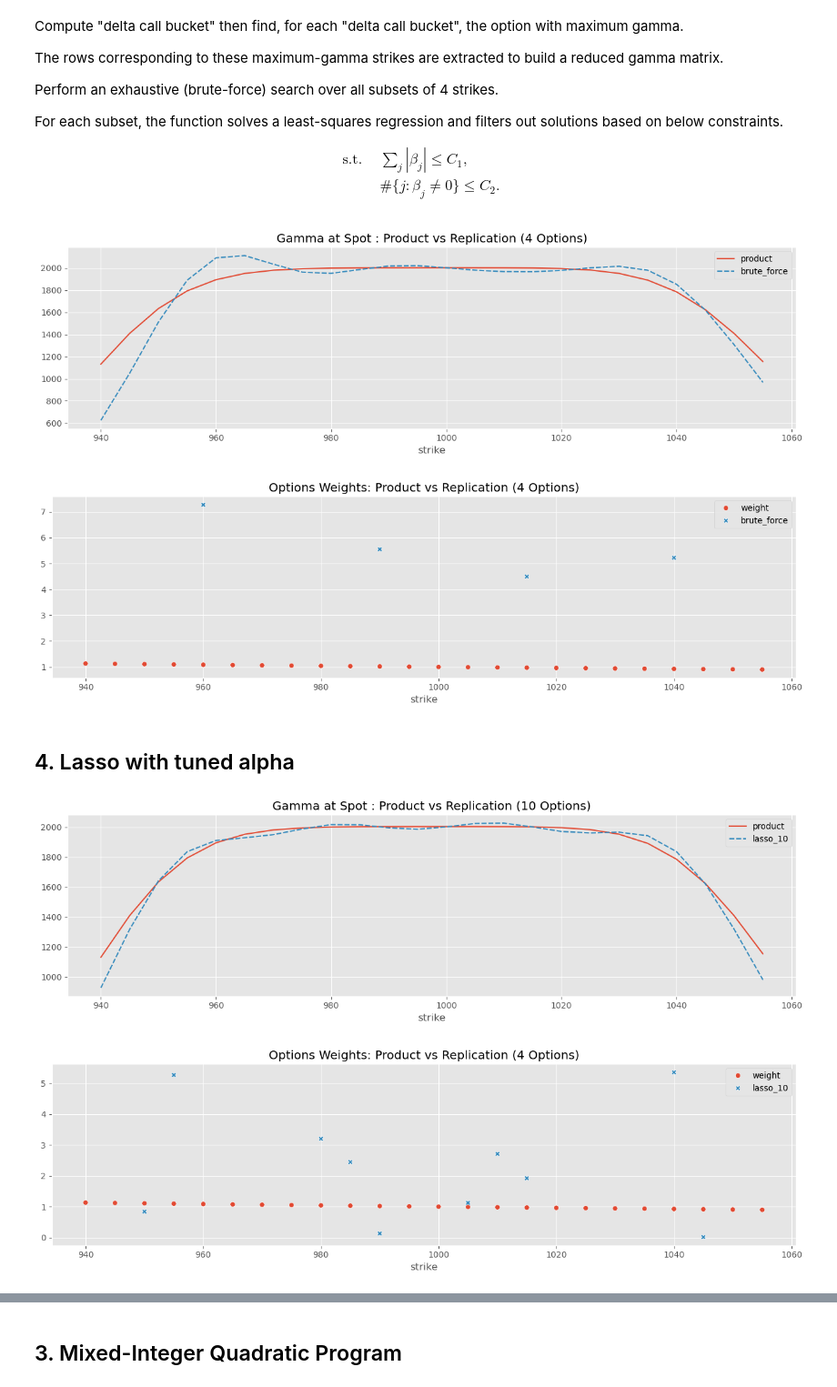
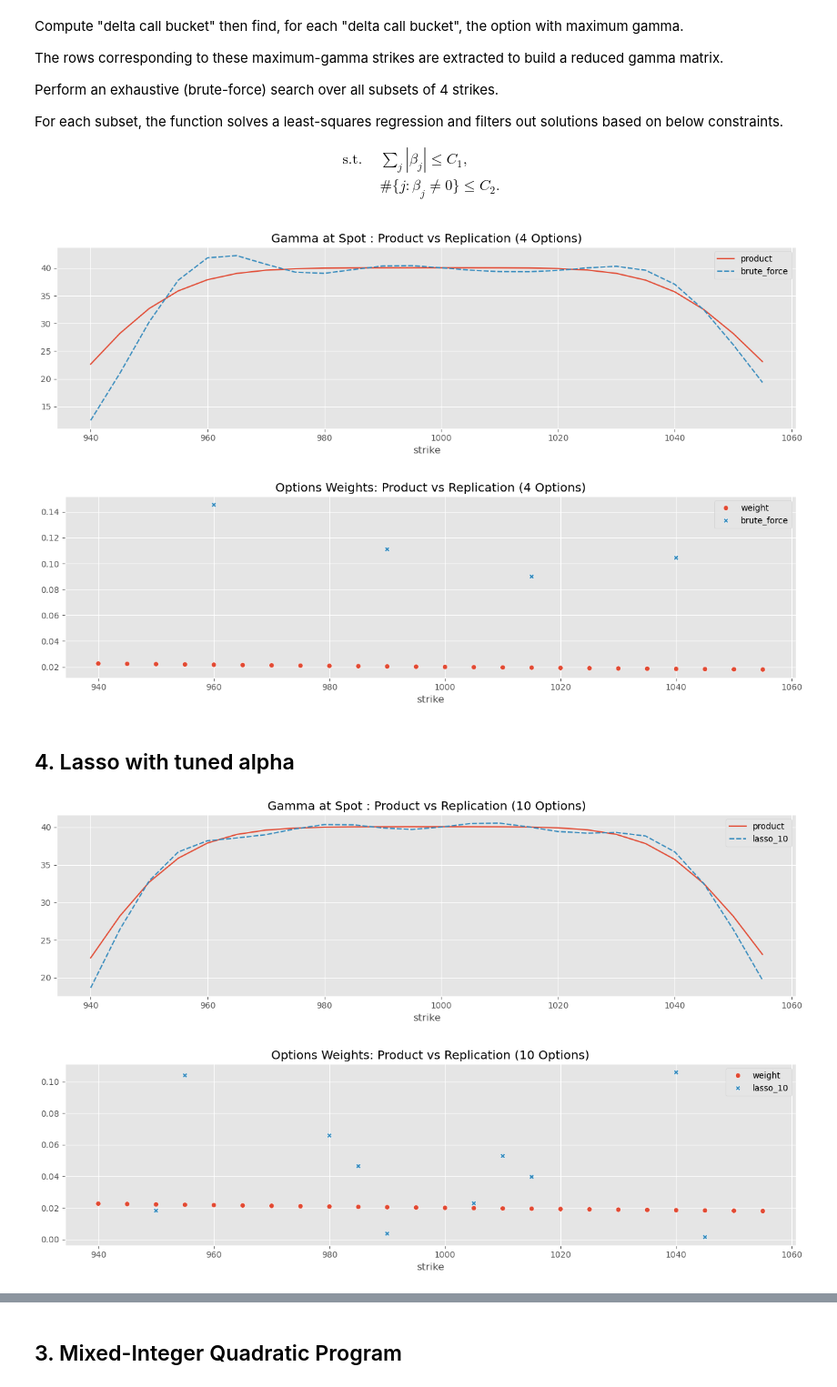
Before and after one commit to kevinlaventure/python_code, a Jupyter notebook: portfolio_reduction.ipynb, the cells around one changed output, grey strips where cells are left out. Shown at 91% size. Cells and saved outputs as stored; diff of their text form; code cells hidden in the pictures.

```diff
--- a/portfolio_reduction.ipynb
+++ b/portfolio_reduction.ipynb
@@ -599,7 +599,7 @@ start_df = results[results['index']=='T0'].reset_index(drop=True)
 # %% [markdown]
 ## Generate weights and plot gamma cash profile
 # %%
-start_df['weight'] = (1 / np.power(start_df['strike'], 2)) * 1_000_000
+start_df['weight'] = (1 / np.power(start_df['strike'], 2)) * 2_0000
 gamma_grid = pd.DataFrame(index=start_df['strike'], columns=start_df['strike'])
 
 globals().update(params['T0'])
@@ -730,7 +730,7 @@ plt.title("Gamma at Spot : Product vs Replication (4 Options)")
 plt.tight_layout()
 plt.show()
 # %% [output]
-[figure, old version]
+[figure, new version]
 # %%
 plt.style.use("ggplot")
 plt.figure(figsize=(13, 4))
@@ -739,7 +739,7 @@ plt.title("Options Weights: Product vs Replication (4 Options)")
 plt.tight_layout()
 plt.show()
 # %% [output]
-[figure, old version]
+[figure, new version]
 # %% [markdown]
 ## 4. Lasso with tuned alpha
 # %%
@@ -756,16 +756,16 @@ plt.title("Gamma at Spot : Product vs Replication (10 Options)")
 plt.tight_layout()
 plt.show()
 # %% [output]
-[figure, old version]
+[figure, new version]
 # %%
 plt.style.use("ggplot")
 plt.figure(figsize=(13, 4))
 sns.scatterplot(data=start_df.set_index('strike')[['weight', 'lasso_10']].replace(0, np.nan))   # uses the index as x and each column as a separate line
-plt.title("Options Weights: Product vs Replication (4 Options)")
+plt.title("Options Weights: Product vs Replication (10 Options)")
 plt.tight_layout()
 plt.show()
 # %% [output]
-[figure, old version]
+[figure, new version]
 # %%
 weights = tune_lasso_alpha(X=gamma_grid, y=gamma_at_spot_df['product'], desired_nonzero=4, alpha_start=1e-4, alpha_end=1e5,
                      max_iter=1000, tol=1e-3, fit_intercept=False, verbose=False)[0].coef_
```
Also changed, not shown: parts of 17 cells of this notebook.
